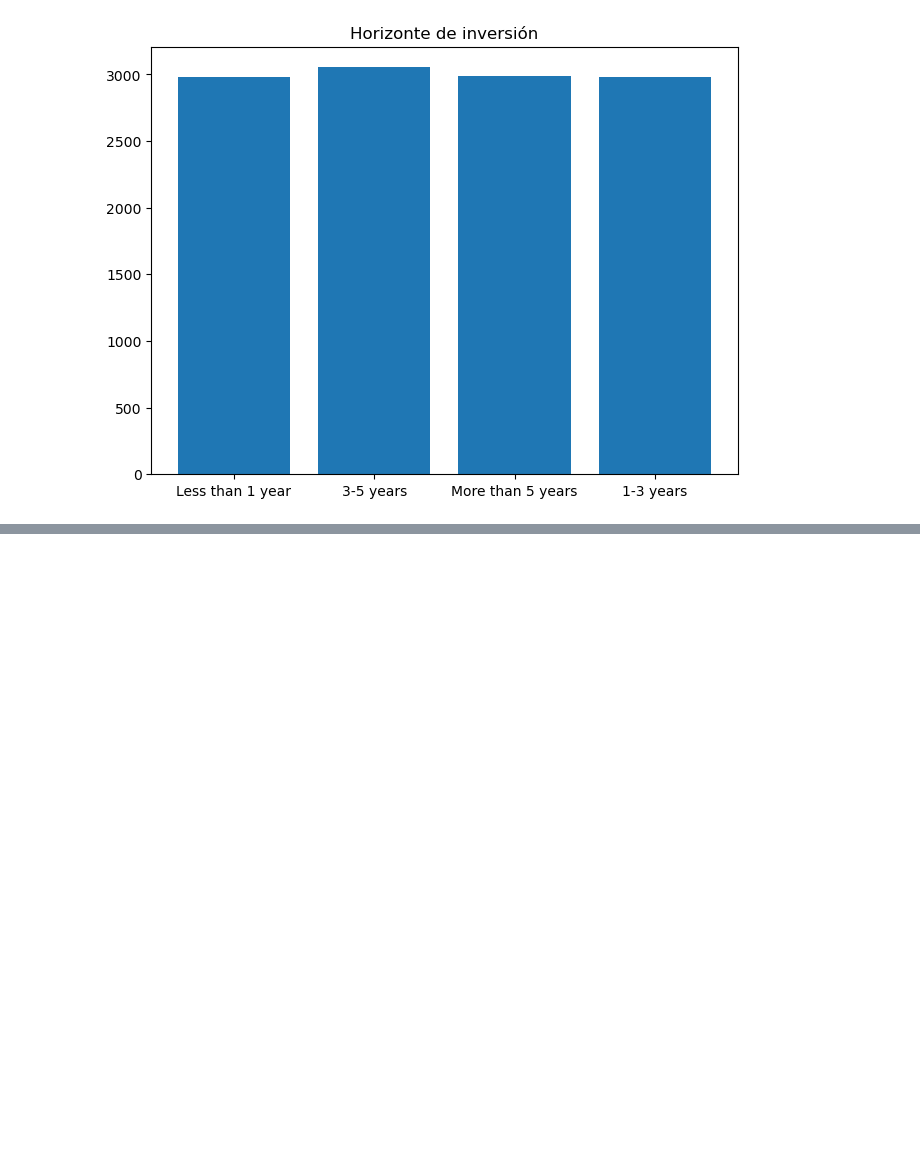
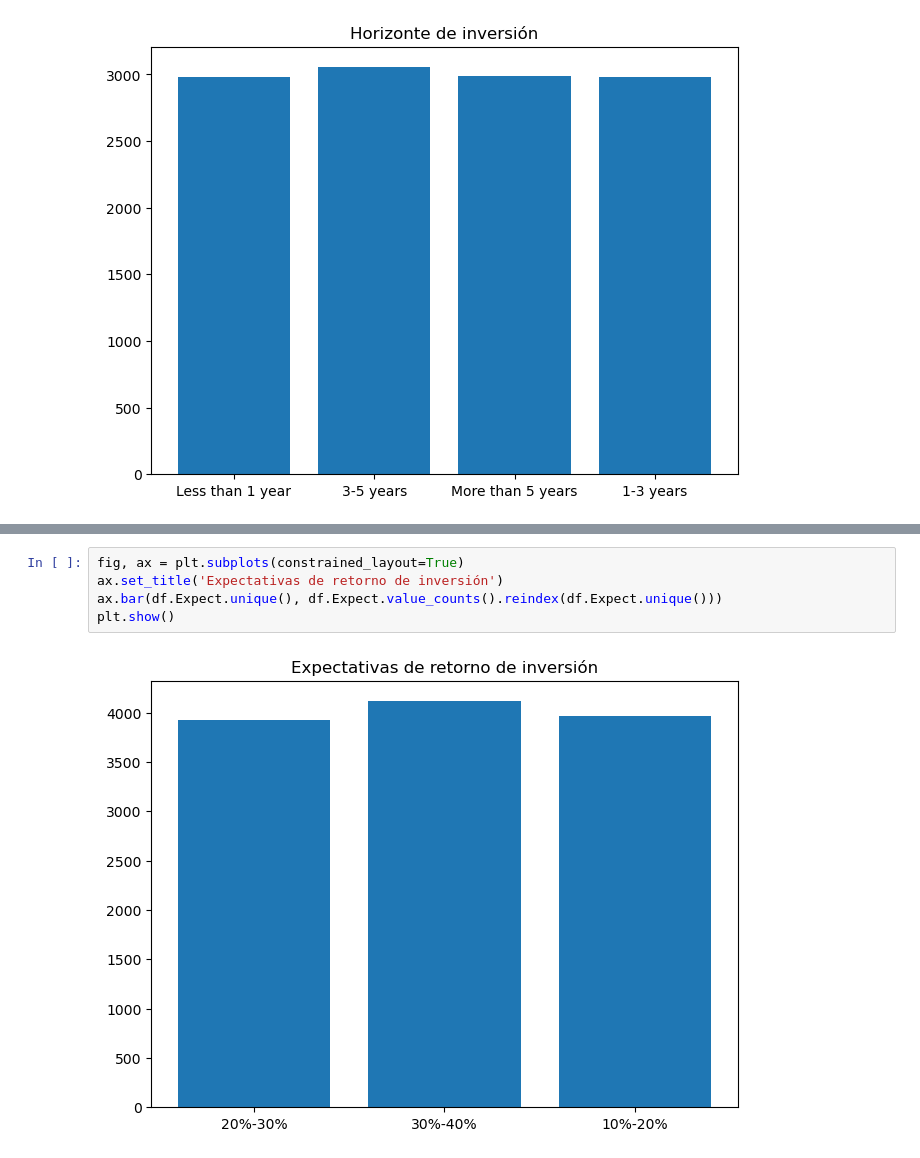
Before and after one commit to Sts87/data-analysis, a Jupyter notebook: 00-finance-trends/finance_trends.ipynb, the cells around one changed output, grey strips where cells are left out. Cells and saved outputs as stored; diff of their text form; blank space fills up the shorter version.

```diff
--- a/00-finance-trends/finance_trends.ipynb
+++ b/00-finance-trends/finance_trends.ipynb
@@ -245,0 +253,7 @@ plt.show()
+# %%
+fig, ax = plt.subplots(constrained_layout=True)
+ax.set_title('Expectativas de retorno de inversión')
+ax.bar(df.Expect.unique(), df.Expect.value_counts().reindex(df.Expect.unique()))
+plt.show()
+# %% [output]
+[figure, added]
```
Also changed, not shown: parts of 4 cells of this notebook.
